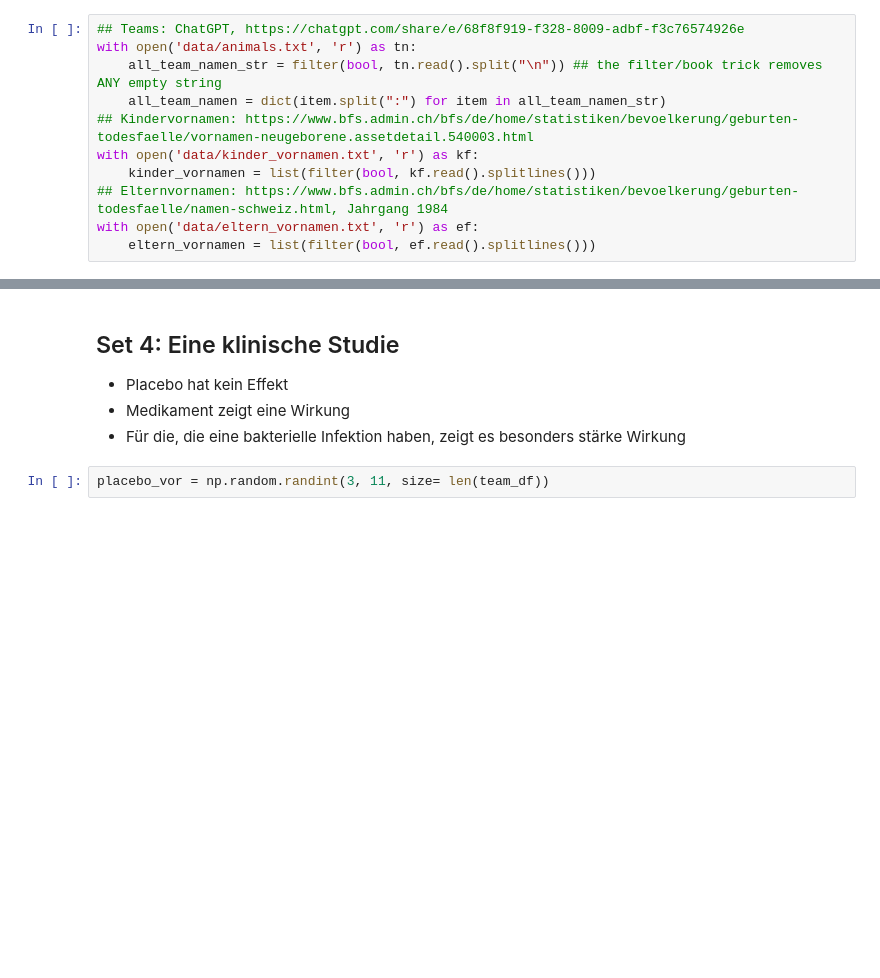
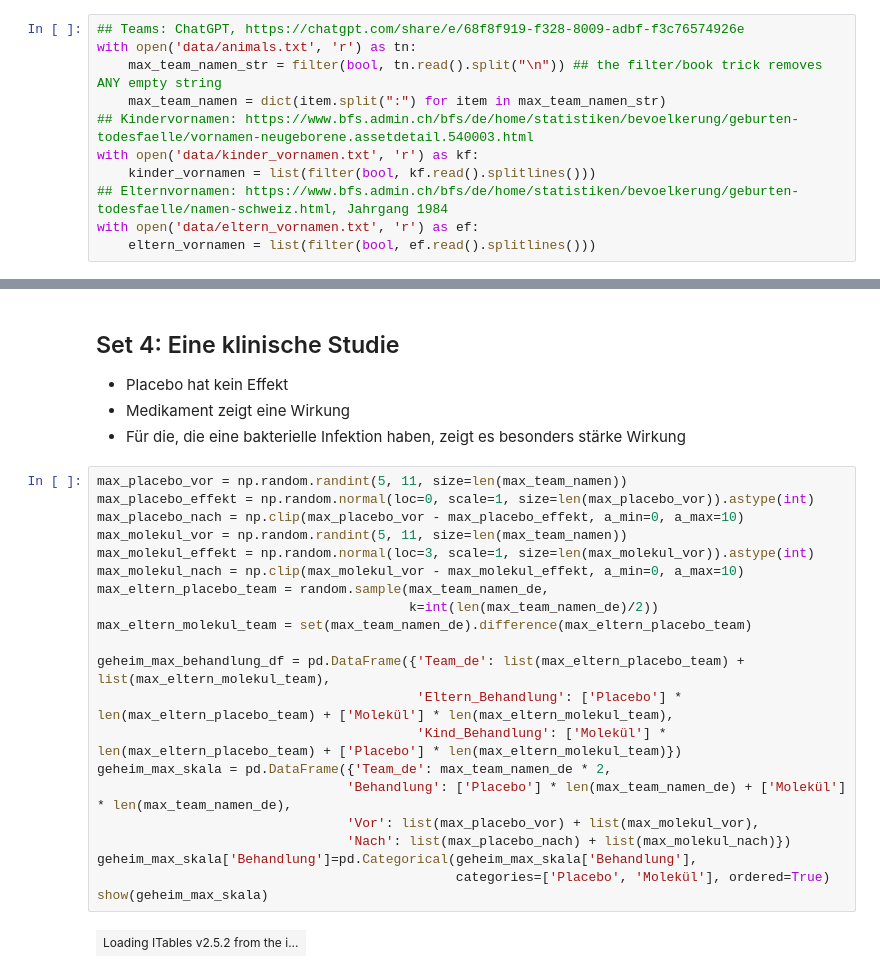
Before and after one commit to bedapub/2025-10-Zukunftstag-simulation, a Jupyter notebook: 2025-10-Zukunftstag-simulation.ipynb, the cells around one changed output, grey strips where cells are left out. Cells and saved outputs as stored; diff of their text form; blank space fills up the shorter version.

```diff
--- a/2025-10-Zukunftstag-simulation.ipynb
+++ b/2025-10-Zukunftstag-simulation.ipynb
@@ -66,8 +66,8 @@ def plot_groesse(values, ax, style, bin_size=2):
 # %%
 ## Teams: ChatGPT, https://chatgpt.com/share/e/68f8f919-f328-8009-adbf-f3c76574926e
 with open('data/animals.txt', 'r') as tn:
-    all_team_namen_str = filter(bool, tn.read().split("\n")) ## the filter/book trick removes ANY empty string
-    all_team_namen = dict(item.split(":") for item in all_team_namen_str)
+    max_team_namen_str = filter(bool, tn.read().split("\n")) ## the filter/book trick removes ANY empty string
+    max_team_namen = dict(item.split(":") for item in max_team_namen_str)
 ## Kindervornamen: https://www.bfs.admin.ch/bfs/de/home/statistiken/bevoelkerung/geburten-todesfaelle/vornamen-neugeborene.assetdetail.540003.html
 with open('data/kinder_vornamen.txt', 'r') as kf:
     kinder_vornamen = list(filter(bool, kf.read().splitlines()))
@@ -335,4 +359,25 @@ Nach jeder Runde wird ein Barchart gezeigt, das zeigt, welche Teams sich jeweils
 * Medikament zeigt eine Wirkung
 * Für die, die eine bakterielle Infektion haben, zeigt es besonders stärke Wirkung
 # %%
-placebo_vor = np.random.randint(3, 11, size= len(team_df))
+max_placebo_vor = np.random.randint(5, 11, size=len(max_team_namen))
+max_placebo_effekt = np.random.normal(loc=0, scale=1, size=len(max_placebo_vor)).astype(int)
+max_placebo_nach = np.clip(max_placebo_vor - max_placebo_effekt, a_min=0, a_max=10)
+max_molekul_vor = np.random.randint(5, 11, size=len(max_team_namen))
+max_molekul_effekt = np.random.normal(loc=3, scale=1, size=len(max_molekul_vor)).astype(int)
+max_molekul_nach = np.clip(max_molekul_vor - max_molekul_effekt, a_min=0, a_max=10)
+max_eltern_placebo_team = random.sample(max_team_namen_de,
+                                        k=int(len(max_team_namen_de)/2))
+max_eltern_molekul_team = set(max_team_namen_de).difference(max_eltern_placebo_team)
+
+geheim_max_behandlung_df = pd.DataFrame({'Team_de': list(max_eltern_placebo_team) + list(max_eltern_molekul_team),
+                                         'Eltern_Behandlung': ['Placebo'] * len(max_eltern_placebo_team) + ['Molekül'] * len(max_eltern_molekul_team),
+                                         'Kind_Behandlung': ['Molekül'] * len(max_eltern_placebo_team) + ['Placebo'] * len(max_eltern_molekul_team)})
+geheim_max_skala = pd.DataFrame({'Team_de': max_team_namen_de * 2,
+                                'Behandlung': ['Placebo'] * len(max_team_namen_de) + ['Molekül'] * len(max_team_namen_de),
+                                'Vor': list(max_placebo_vor) + list(max_molekul_vor),
+                                'Nach': list(max_placebo_nach) + list(max_molekul_nach)})
+geheim_max_skala['Behandlung']=pd.Categorical(geheim_max_skala['Behandlung'],
+                                              categories=['Placebo', 'Molekül'], ordered=True)
+show(geheim_max_skala)
+# %% [output]
+| Loading ITables v2.5.2 from the i... |
```
Also changed, not shown: parts of 17 cells of this notebook.
